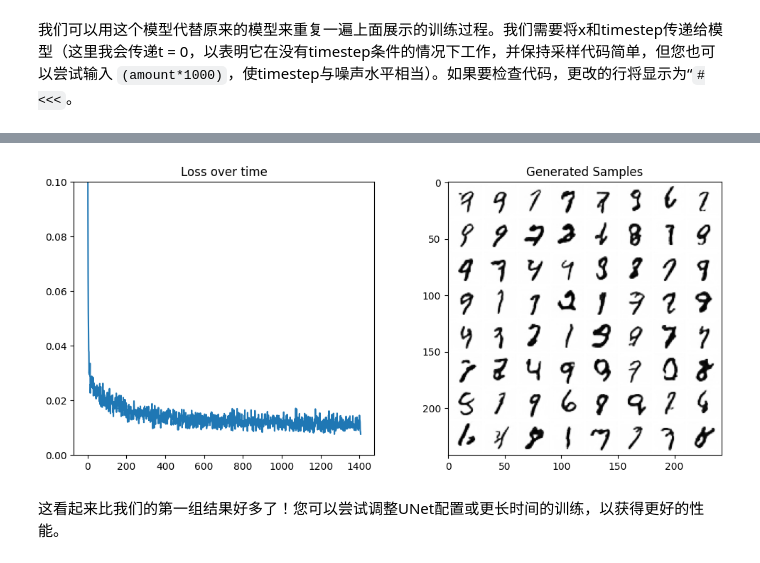
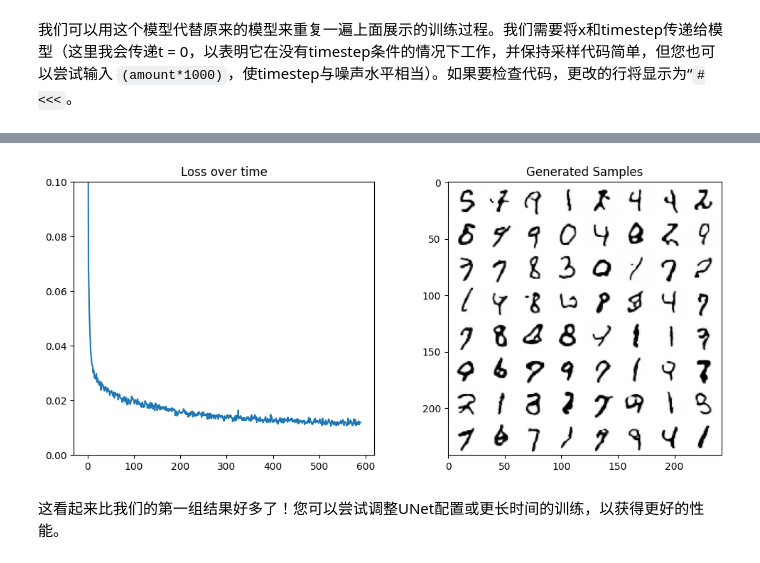
Before and after one commit to huachongxie/diffusion-models-class-CN, a Jupyter notebook: unit1/02_diffusion_models_from_scratch_CN.ipynb, the cells around one changed output, grey strips where cells are left out. Drawn from its saved outputs; the diff is of its cells as text; code cells hidden in the pictures.

```diff
--- a/unit1/02_diffusion_models_from_scratch_CN.ipynb
+++ b/unit1/02_diffusion_models_from_scratch_CN.ipynb
@@ -180,7 +180,7 @@ batch_size = 128
 train_dataloader = DataLoader(dataset, batch_size=batch_size, shuffle=True)
 
 # How many runs through the data should we do?
-n_epochs = 5
+n_epochs = 10
 
 # Create the network
 net = BasicUNet()
@@ -387,14 +394,14 @@ sum([p.numel() for p in model.parameters()]) # 1.7M vs the ~309k parameters of t
 # %% [markdown]
 我们可以用这个模型代替原来的模型来重复一遍上面展示的训练过程。我们需要将x和timestep传递给模型（这里我会传递t = 0，以表明它在没有timestep条件的情况下工作，并保持采样代码简单，但您也可以尝试输入 `(amount*1000)`，使timestep与噪声水平相当）。如果要检查代码，更改的行将显示为“`#<<<`。
 # %%
-#@markdown Trying UNet2DModel instead of BasicUNet:
+# @markdown Trying UNet2DModel instead of BasicUNet:
 
 # Dataloader (you can mess with batch size)
-batch_size = 128
+batch_size = 1024
 train_dataloader = DataLoader(dataset, batch_size=batch_size, shuffle=True)
 
 # How many runs through the data should we do?
-n_epochs = 3
+n_epochs = 10
 
 # Create the network
 net = UNet2DModel(
@@ -480,4 +494,4 @@ Finished epoch 2. Average loss for this epoch: 0.011460
-[figure, old version]
+[figure, new version]
 # %% [markdown]
 这看起来比我们的第一组结果好多了！您可以尝试调整UNet配置或更长时间的训练，以获得更好的性能。
 # %% [markdown]
```
Also changed, not shown: parts of 3 cells of this notebook.
